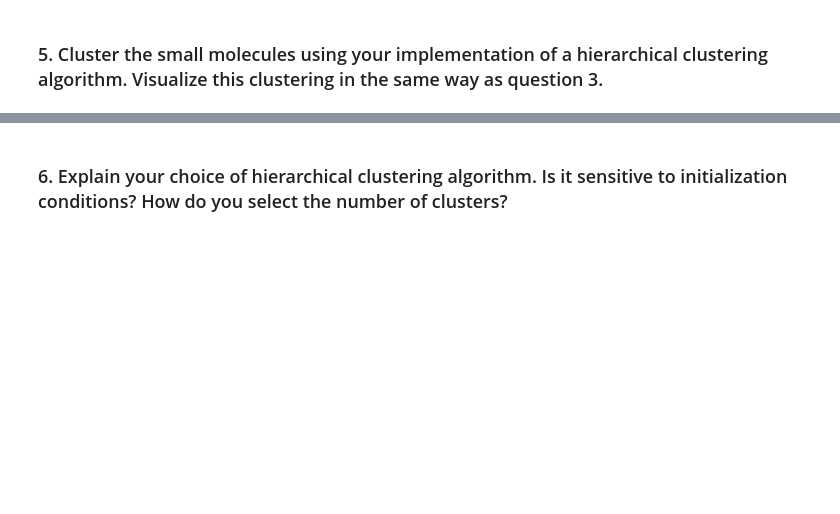
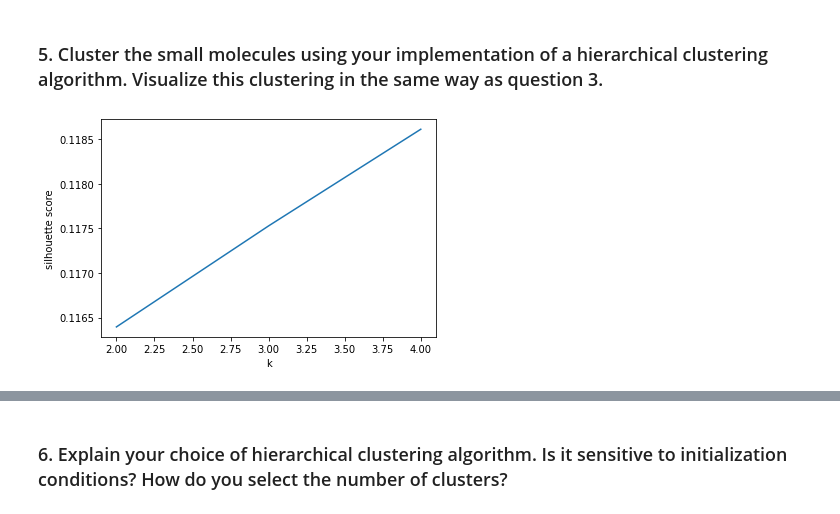
Before and after one commit to maggietsui/Project2, a Jupyter notebook: Margaret_Tsui_BMI203_HW2.ipynb, the cells around one changed output, grey strips where cells are left out. Drawn from its saved outputs; the diff is of its cells as text; code cells hidden in the pictures; blank space fills up the shorter version.

```diff
--- a/Margaret_Tsui_BMI203_HW2.ipynb
+++ b/Margaret_Tsui_BMI203_HW2.ipynb
@@ -128,10 +79,0 @@ clusters_pc
-# %%
-from sklearn.cluster import AgglomerativeClustering
-import numpy as np
-
-dist = np.zeros((len(ligands),len(ligands)))
-for i in range(len(ligands)):
-    for j in range(len(ligands)):
-        if i == j:
-            continue
-        dist[i,j] = hc.calculate_distance(ligands[i].onbits,ligands[j].onbits)
@@ -151,7 +84,20 @@ clusters_hc = hc.cluster(ligands, k=4)
-# %%
-clustering_hc = [0] * len(ligands)
-for i in range(len(clusters_hc)):
-    for j in range(len(clusters_hc[i])):
-        idx = clusters_hc[i][j]
-        clustering_hc[idx] = i
+# %%
+hc = HierarchicalClustering()
+ligands = hc.get_ligands(len(table))
+clusters_hc = {}
+sil_scores_hc = []
+
+# Try k = 2,3,4
+for i in range(2,5):
+    clustering = hc.cluster(ligands, k=i)
+    clusters_hc[i] = clustering
+    sil_scores_hc.append(hc.silhouette_score(ligands, clustering))
+# %%
+# Plot silhouette scores for k = 2,3,4
+# It looks like k = 4 is the best
+plt.plot(clusters_hc.keys(), sil_scores_hc)
+plt.xlabel("k")
+plt.ylabel("silhouette score");
+# %% [output]
+[figure, added]
 # %%
```
Also changed, not shown: parts of 50 cells of this notebook, 1 other file.
